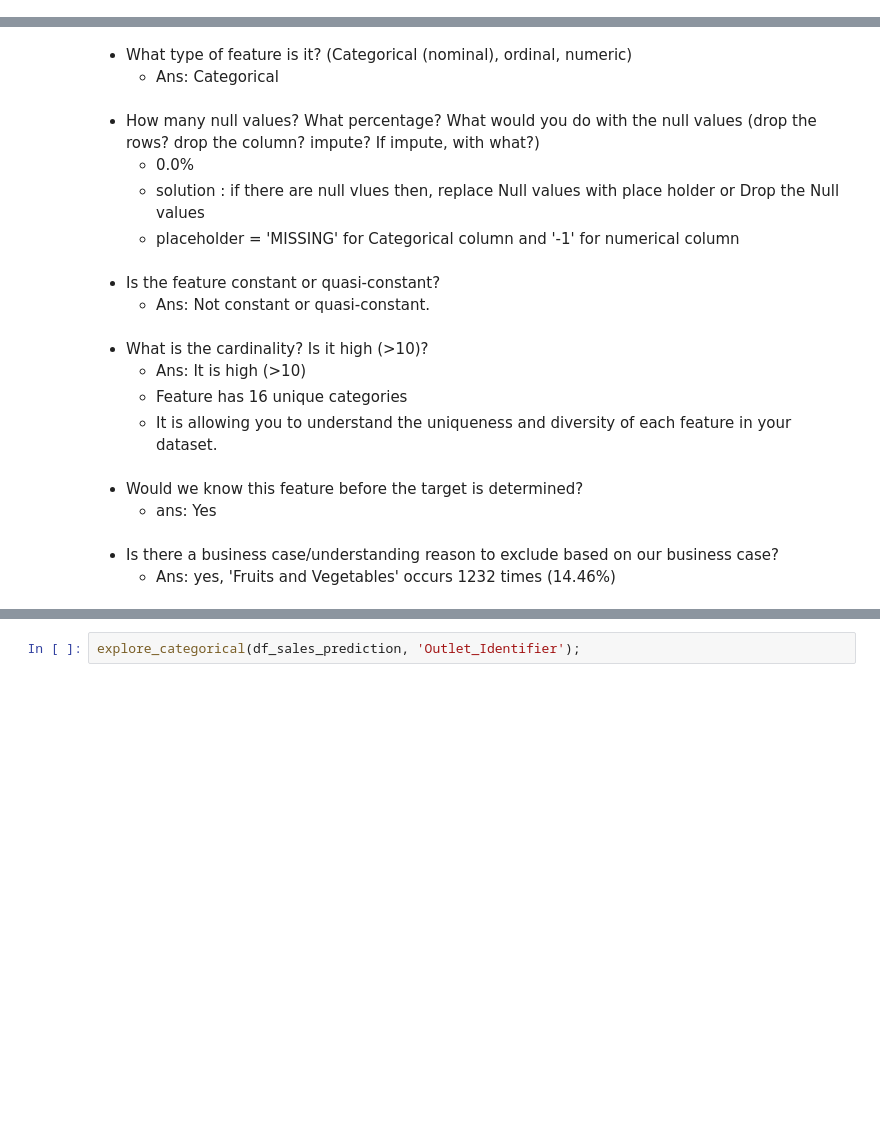
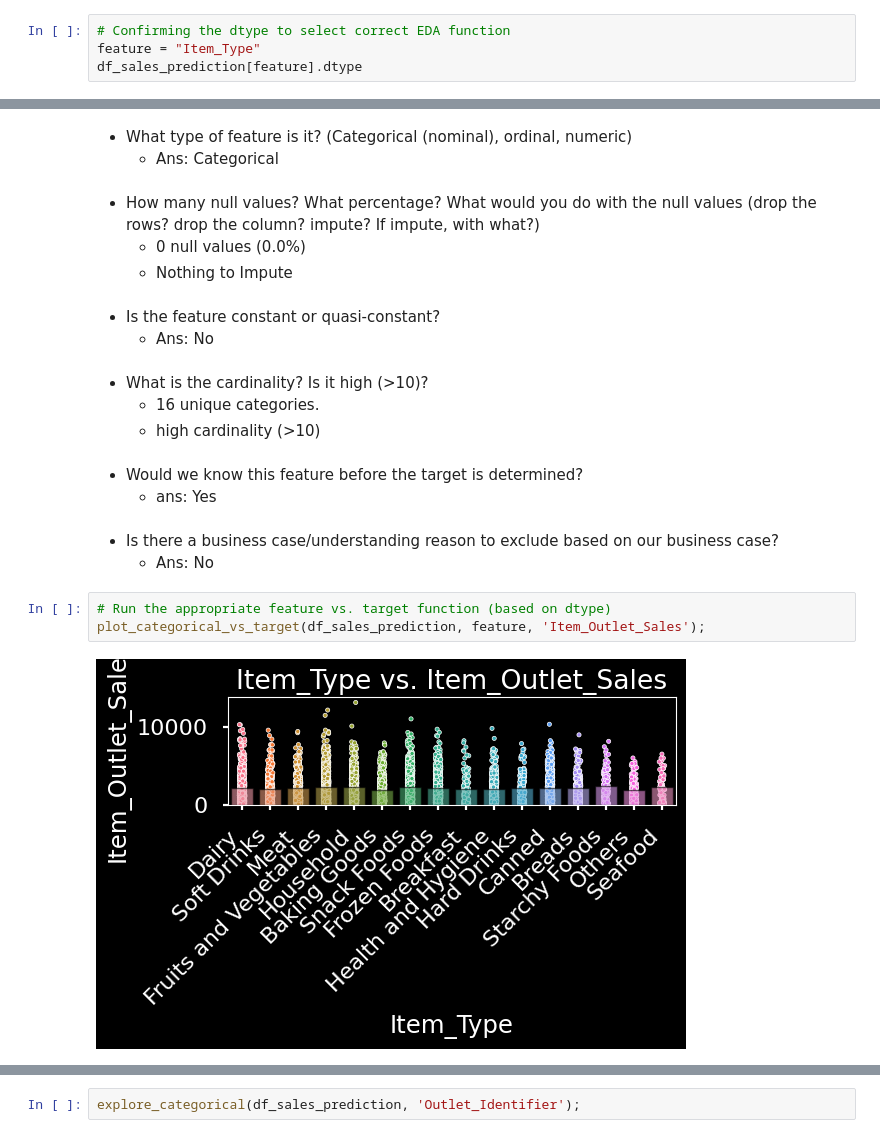
Before and after one commit to uday-routhu/Prediction-of-Product-Sales, a Jupyter notebook: Prediction_of_Product_Sales.ipynb, the cells around one changed output, grey strips where cells are left out. Drawn from its saved outputs; the diff is of its cells as text; blank space fills up the shorter version.

```diff
--- a/Prediction_of_Product_Sales.ipynb
+++ b/Prediction_of_Product_Sales.ipynb
@@ -727,0 +865,4 @@ explore_categorical(df_sales_prediction, 'Item_Fat_Content');
+# %%
+# Confirming the dtype to select correct EDA function
+feature = "Item_Type"
+df_sales_prediction[feature].dtype
@@ -740,20 +883,23 @@ explore_categorical(df_sales_prediction, 'Item_Type');
   * Ans: Categorical
 # %% [markdown]
 * How many null values? What percentage? What would you do with the null values (drop the rows? drop the column? impute? If impute, with what?)
-  * 0.0%
-  * solution : if there are null vlues then, replace Null values with place holder or Drop the Null values
-  * placeholder = 'MISSING' for Categorical column and '-1' for numerical column
+  - 0 null values (0.0%)
+  - Nothing to Impute
 # %% [markdown]
 * Is the feature constant or quasi-constant?
-  * Ans: Not constant or quasi-constant.
+  * Ans: No
 # %% [markdown]
 * What is the cardinality? Is it high (>10)?
-  * Ans: It is high (>10)
-  * Feature has 16 unique categories
-  * It is allowing you to understand the uniqueness and diversity of each feature in your dataset.
+  - 16 unique categories.
+  -  high cardinality (>10)
 # %% [markdown]
 * Would we know this feature before the target is determined?
      * ans: Yes
 # %% [markdown]
 * Is there a business case/understanding reason to exclude based on our business case?
-    * Ans: yes, 'Fruits and Vegetables' occurs 1232 times (14.46%)
+    * Ans: No
+# %%
+# Run the appropriate feature vs. target function (based on dtype)
+plot_categorical_vs_target(df_sales_prediction, feature, 'Item_Outlet_Sales');
+# %% [output]
+[figure, added]
```
Also changed, not shown: parts of 139 cells of this notebook.
